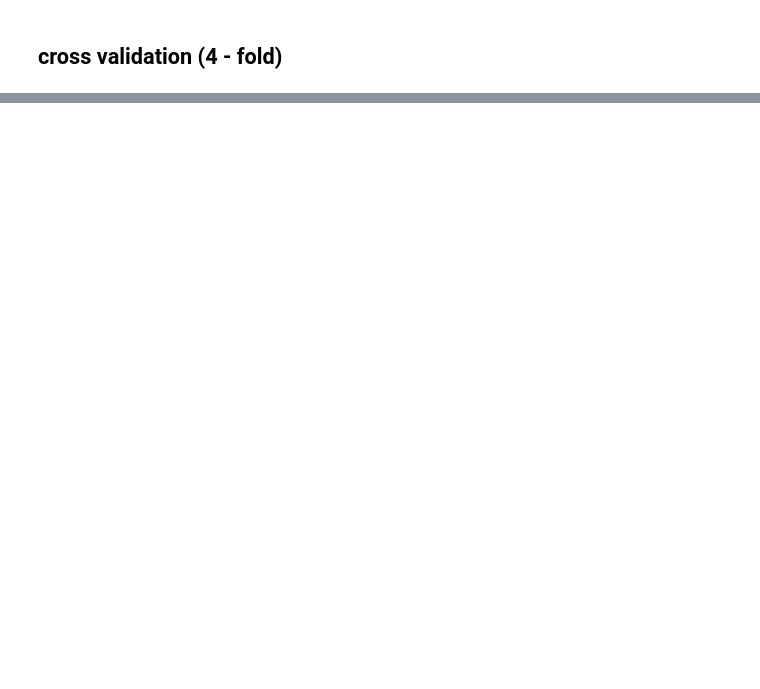
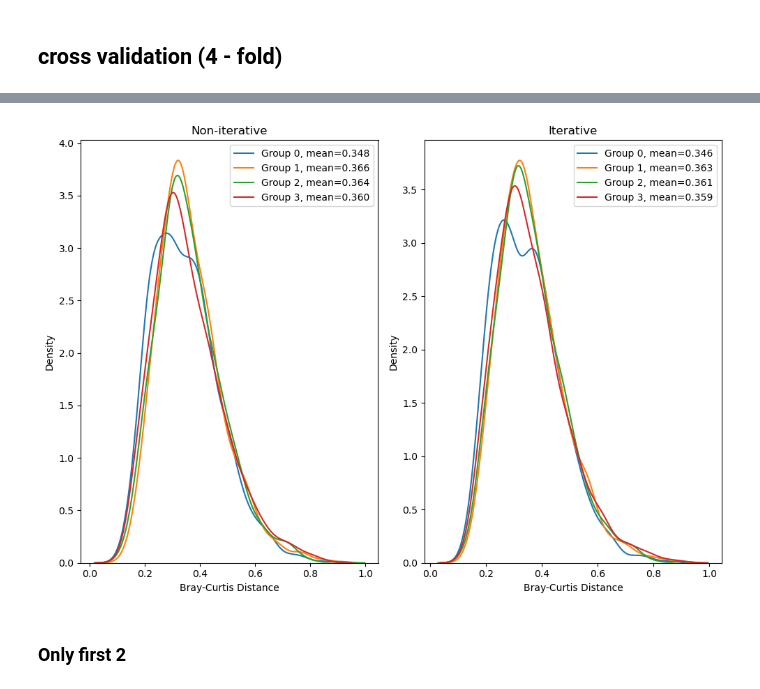
Before and after one commit to yuvaldotan/workshop_microbiome, a Jupyter notebook: Milestone2/model_pipeline_v2.ipynb, the cells around one changed output, grey strips where cells are left out. Drawn from its saved outputs; the diff is of its cells as text; code cells hidden in the pictures; blank space fills up the shorter version.

```diff
--- a/Milestone2/model_pipeline_v2.ipynb
+++ b/Milestone2/model_pipeline_v2.ipynb
@@ -60,0 +182,46 @@ for i in range(4):
+# %%
+fig, axes = plt.subplots(nrows=1, ncols=2, figsize=(10, 7))
+
+for i in range(4):
+    # Load data
+    predictions_noniterative = pd.read_csv(fr".\cross_val_data\predictions_noniterative_{i}.csv", index_col=0)
+    predictions_iterative = pd.read_csv(fr".\cross_val_data\predictions_iterative_{i}.csv", index_col=0)
+    true_data = pd.read_csv(fr".\cross_val_data\true_data_{i}.csv", index_col=0)
+
+    # Initialize lists to hold Bray-Curtis distances for each group
+    bc_noniterative = []
+    bc_iterative = []
+
+    # Loop through each baboon
+    for baboon in groups[i].keys():
+        score_noniter =[]
+        score_iter =[]
+        for idx in np.intersect1d(true_data.index, groups[i][baboon].metadata_I.index):
+
+            # Calculate Bray-Curtis scores
+            score_noniter.append(braycurtis(true_data.loc[idx], predictions_noniterative.loc[idx]))
+            score_iter.append(braycurtis(true_data.loc[idx], predictions_iterative.loc[idx]))
+
+            # Append the scores to respective lists
+        bc_noniterative.extend(score_noniter)
+        bc_iterative.extend(score_iter)
+
+
+    # Plot KDE for non-iterative and iterative results across group
+    sns.kdeplot(bc_noniterative, ax=axes[0], label=f"Group {i}, mean={np.mean(bc_noniterative):.3f}")
+    sns.kdeplot(bc_iterative, ax=axes[1],  label=f"Group {i}, mean={np.mean(bc_iterative):.3f}")
+
+# Set titles and labels
+axes[0].set_title("Non-iterative")
+axes[1].set_title("Iterative")
+axes[0].set_xlabel("Bray-Curtis Distance")
+axes[1].set_xlabel("Bray-Curtis Distance")
+axes[0].legend()
+axes[1].legend()
+
+plt.tight_layout()
+plt.show()
+# %% [output]
+[figure, added]
+# %% [markdown]
+### Only first 2
```
Also changed, not shown: parts of 29 cells of this notebook, 22 other files.
